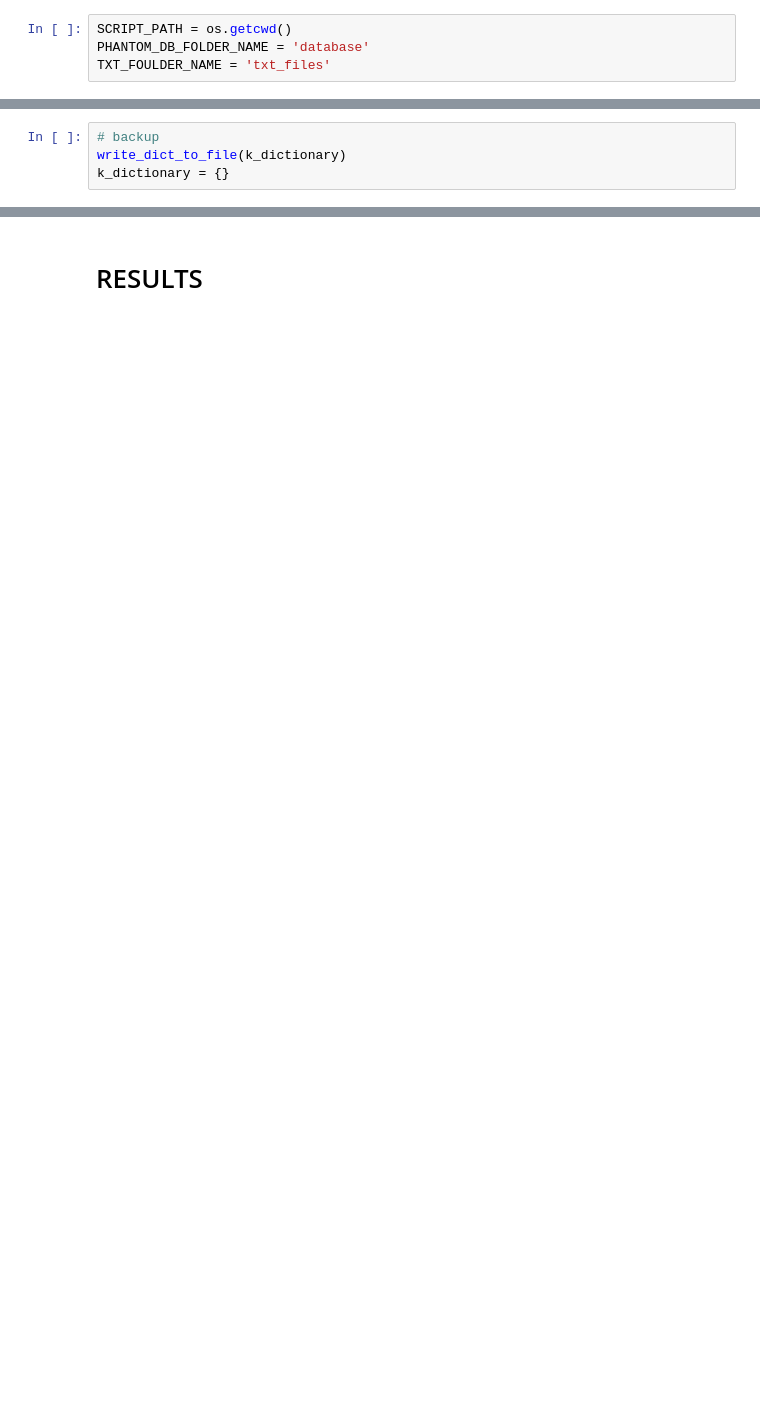
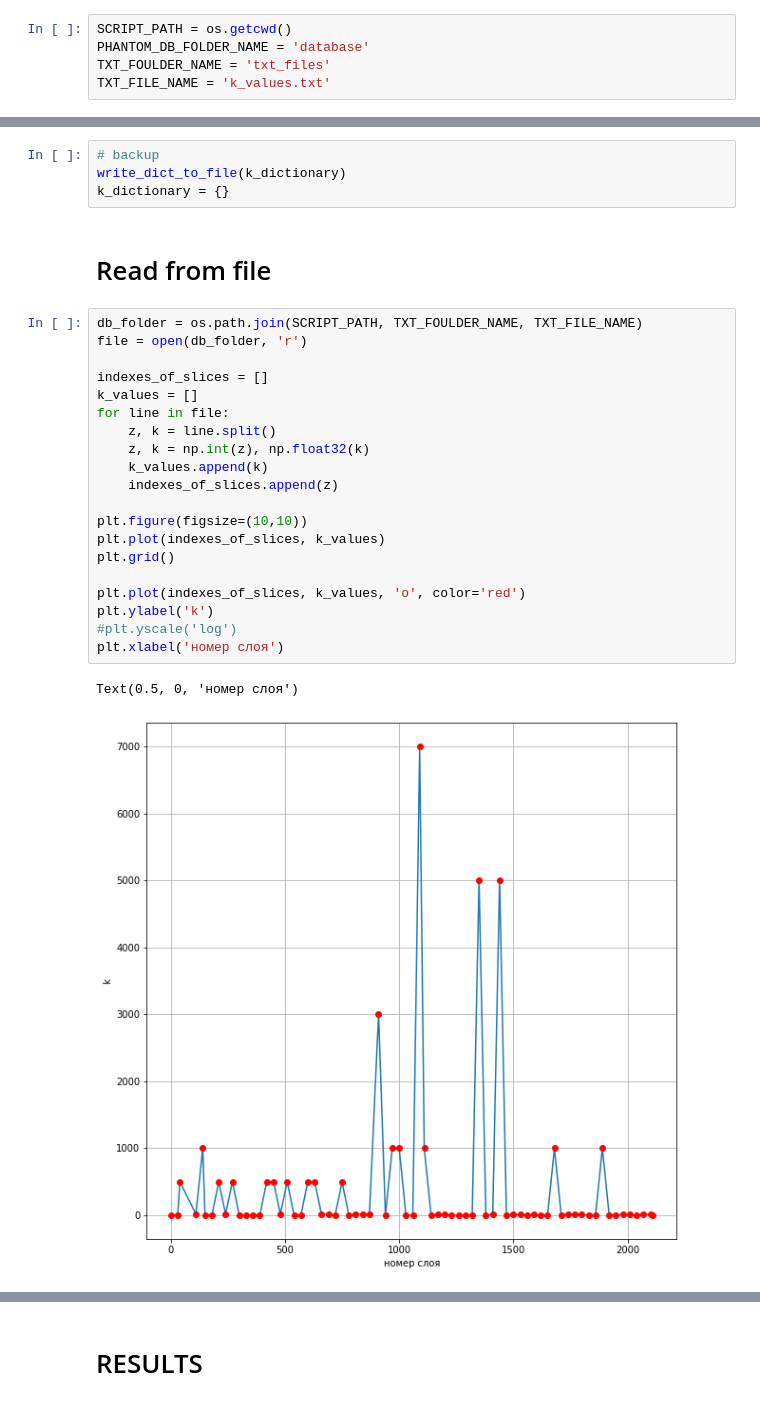
Before and after one commit to ankhafizov/porous_implants, a Jupyter notebook: viewer.ipynb, the cells around one changed output, grey strips where cells are left out. Saved outputs shown, nothing was run; the diff lists cells and outputs as text; blank space fills up the shorter version.

```diff
--- a/viewer.ipynb
+++ b/viewer.ipynb
@@ -10,6 +10,7 @@ from PIL import Image
 SCRIPT_PATH = os.getcwd()
 PHANTOM_DB_FOLDER_NAME = 'database'
 TXT_FOULDER_NAME = 'txt_files'
+TXT_FILE_NAME = 'k_values.txt'
 # %%
 def get_img(file_name):
     file_path = os.path.join(SCRIPT_PATH, PHANTOM_DB_FOLDER_NAME, file_name)
@@ -75,3 +86,28 @@ k_dictionary.update({f"{slice_num}": k_possible_values[id]})
 # backup
 write_dict_to_file(k_dictionary)
 k_dictionary = {}
+# %% [markdown]
+# Read from file
+# %%
+db_folder = os.path.join(SCRIPT_PATH, TXT_FOULDER_NAME, TXT_FILE_NAME)
+file = open(db_folder, 'r')
+
+indexes_of_slices = []
+k_values = []
+for line in file:
+    z, k = line.split()
+    z, k = np.int(z), np.float32(k)
+    k_values.append(k)
+    indexes_of_slices.append(z)
+
+plt.figure(figsize=(10,10))
+plt.plot(indexes_of_slices, k_values)
+plt.grid()
+
+plt.plot(indexes_of_slices, k_values, 'o', color='red')
+plt.ylabel('k')
+#plt.yscale('log')
+plt.xlabel('номер слоя')
+# %% [output]
+Text(0.5, 0, 'номер слоя')
+[figure, added]
```
Also changed, not shown: parts of 9 cells of this notebook, 1 other file.
